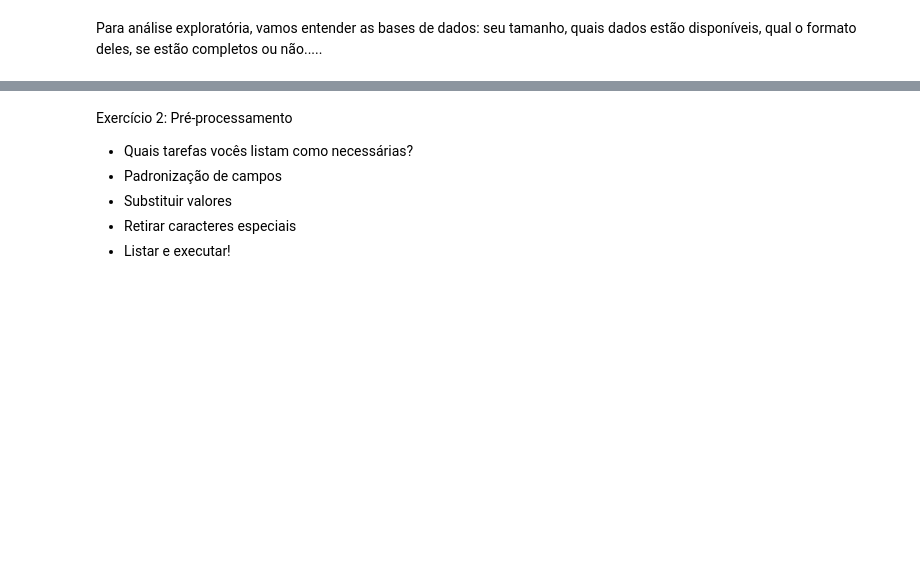
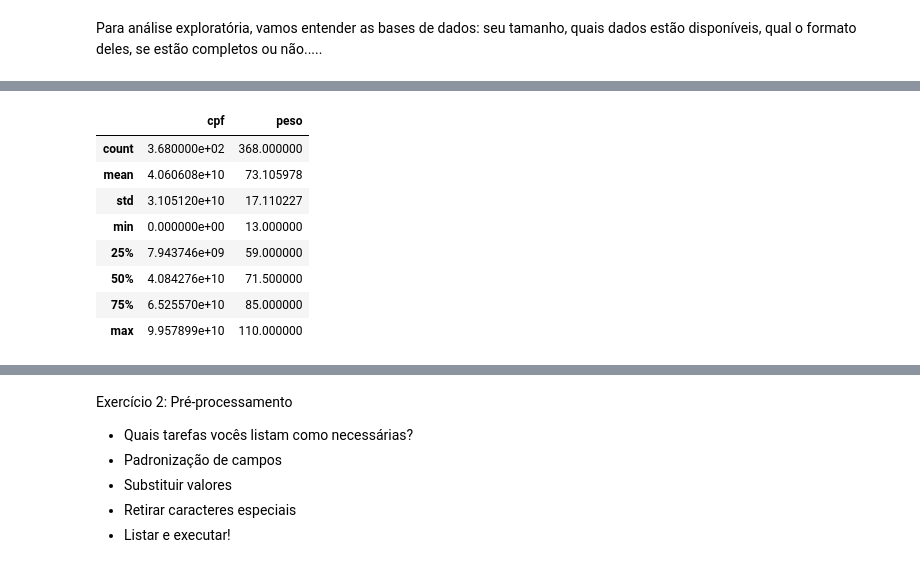
Before and after one commit to anablima/MBA_DataEngineer, a Jupyter notebook: Bootcamp_Data_Engineering_Exercicios.ipynb, the cells around one changed output, grey strips where cells are left out. Cells and saved outputs as stored; diff of their text form; code cells hidden in the pictures; blank space fills up the shorter version.

```diff
--- a/Bootcamp_Data_Engineering_Exercicios.ipynb
+++ b/Bootcamp_Data_Engineering_Exercicios.ipynb
@@ -28,0 +121,13 @@ Para análise exploratória, vamos entender as bases de dados: seu tamanho, quai
+# %%
+# Resumo das colunas numéricas
+data_med.describe()
+# %% [output]
+|  | cpf | peso |
+| count | 3.680000e+02 | 368.000000 |
+| mean | 4.060608e+10 | 73.105978 |
+| std | 3.105120e+10 | 17.110227 |
+| min | 0.000000e+00 | 13.000000 |
+| 25% | 7.943746e+09 | 59.000000 |
+| 50% | 4.084276e+10 | 71.500000 |
+| 75% | 6.525570e+10 | 85.000000 |
+| max | 9.957899e+10 | 110.000000 |
```
Also changed, not shown: parts of 12 cells of this notebook.
